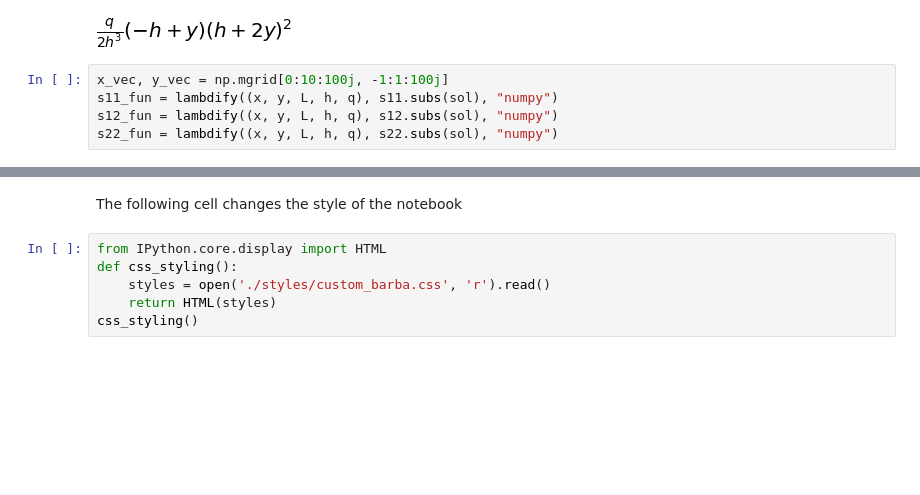
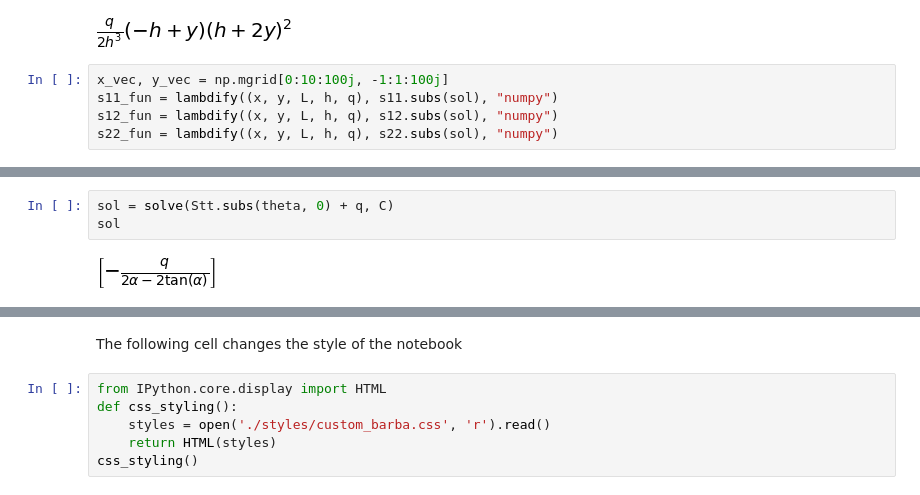
Before and after one commit to nicoguaro/notebooks_examples, a Jupyter notebook: Airy stress functions.ipynb, the cells around one changed output, grey strips where cells are left out. Saved outputs shown, nothing was run; the diff lists cells and outputs as text; blank space fills up the shorter version.

```diff
--- a/Airy stress functions.ipynb
+++ b/Airy stress functions.ipynb
@@ -442,0 +487,5 @@ plot_contours(x_vec, y_vec, s22_vec);
+# %%
+sol = solve(Stt.subs(theta, 0) + q, C)
+sol
+# %% [output]
+[figure, added]
```
Also changed, not shown: parts of 21 cells of this notebook, 1 other file.
